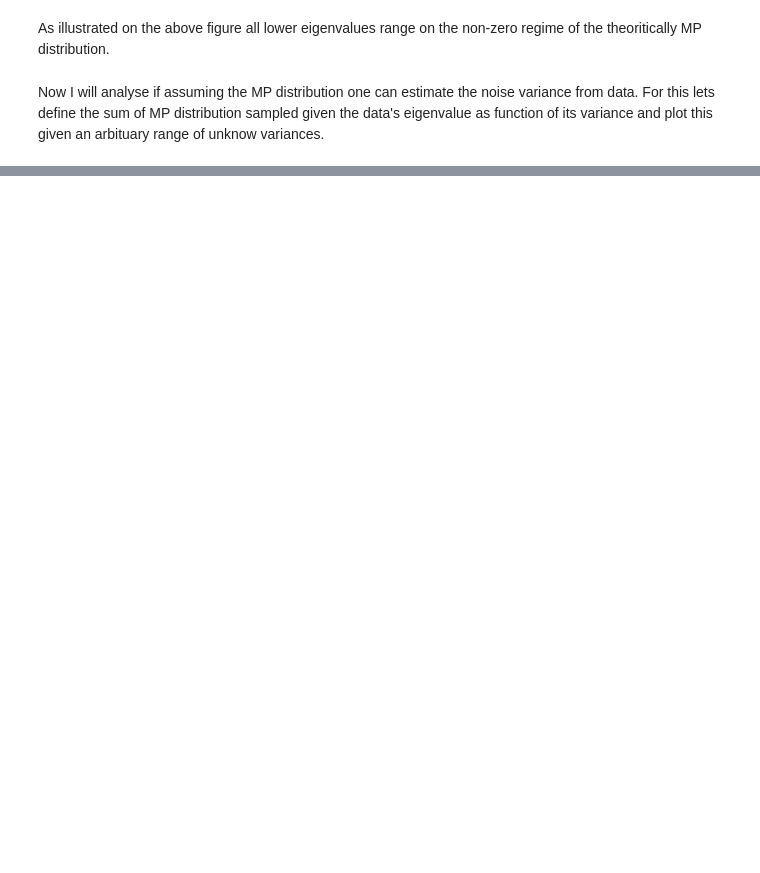
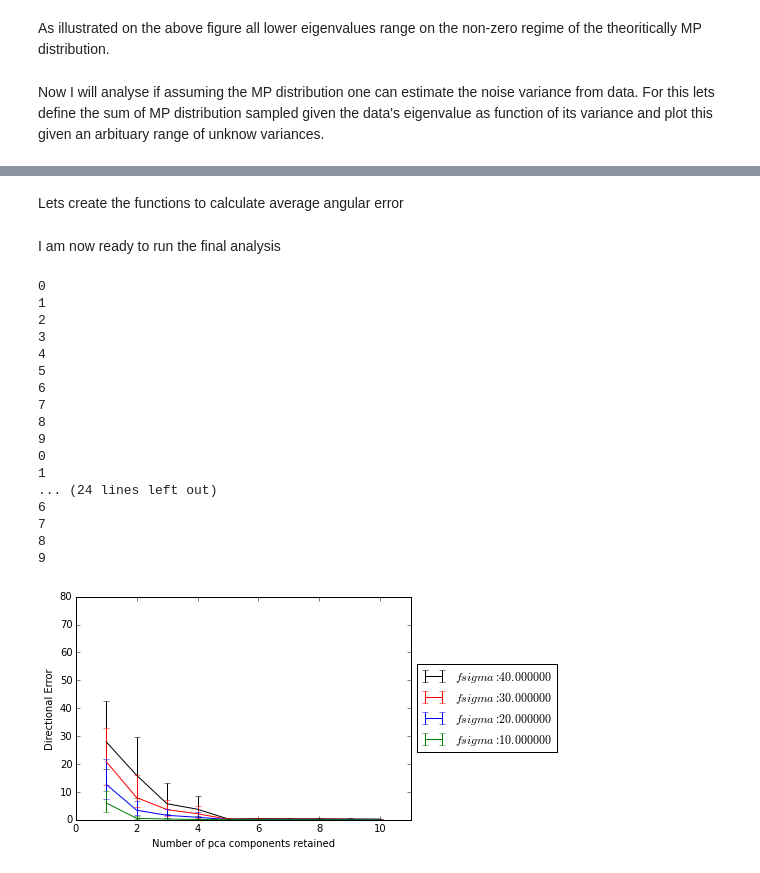
Before and after one commit to RafaelNH/dwi_pca_denoising, a Jupyter notebook: pca_analysis.ipynb, the cells around one changed output, grey strips where cells are left out. Saved outputs shown, nothing was run; the diff lists cells and outputs as text; code cells hidden in the pictures; blank space fills up the shorter version.

```diff
--- a/pca_analysis.ipynb
+++ b/pca_analysis.ipynb
@@ -166,0 +374,71 @@ sigma ** 2
+# %% [markdown]
+Lets create the functions to calculate average angular error
+# %%
+def evaluate_directions(directions, gtdirections):
+    angle = np.zeros(directions.shape[0:3])
+    for i in range(directions.shape[0]):
+        for j in range(directions.shape[1]):
+            for k in range(directions.shape[0]):
+                v1 = directions[i, j, k]
+                vr = gtdirections[i, j, k]
+                angle[i, j, k] = np.arccos(np.abs(v1.dot(vr.T))) * 180.0 / np.pi
+    p1, p2, p3 = np.percentile(angle, [25 , 50, 75])
+    return p2, p2 - p1, p3 - p2
+
+def evaluate_metric(m, gtm):
+    err = m - gtm
+    p1, p2, p3 = np.percentile(err, [25, 50, 75])
+    return p2, p2 - p1, p3 - p2
+# %%
+p1, p2, p3 = evaluate_directions(directions[2:-2, 2:-2, 2:-2], directionsgt[2:-2, 2:-2, 2:-2])
+# %% [markdown]
+I am now ready to run the final analysis
+# %%
+fsigmas = np.array([40.0, 30.0, 20.0, 10.0])
+neps = np.array([1, 2, 3, 4, 5, 6, 7, 8, 9, 10])
+lower_p = np.zeros(neps.shape)
+higher_p = np.zeros(neps.shape)
+median_dir = np.zeros(neps.shape)
+colors = {0: 'black', 1: 'r', 2: 'b', 3: 'g'}
+for p in range(4):
+    Phantom = fiber_segments_phantom(gtab, fsigmas[p])
+    dtiFgt = dtiM.fit(Phantom)
+    FAgt = dtiFgt.fa
+    directionsgt = dtiFgt.directions
+    for r in range(neps.size):
+        Pden = localpca(Phantom, 2, neps[r])
+        dtiF = dtiM.fit(Pden)
+        FA = dtiF.fa
+        directions = dtiF.directions
+        p1, p2, p3 = evaluate_directions(directions[2:-2, 2:-2, 2:-2], directionsgt[2:-2, 2:-2, 2:-2])
+        lower_p[r] = p2
+        median_dir[r] = p1
+        higher_p[r] = p3
+        print r
+    plt.errorbar(neps, median_dir, yerr=[lower_p, higher_p],
+                 color=colors[p], ecolor=colors[p],
+                 label='$f sigma: %f$' % fsigmas[p])
+plt.axis([0, 11, 0, 80])
+plt.xlabel('Number of pca components retained')
+plt.ylabel('Directional Error')
+plt.legend(loc='center left', bbox_to_anchor=(1, 0.5))
+plt.show()
+# %% [output]
+0
+1
+2
+3
+4
+5
+6
+7
+8
+9
+0
+1
+... (24 lines left out)
+6
+7
+8
+9
+[figure, added]
```
Also changed, not shown: parts of 38 cells of this notebook.
